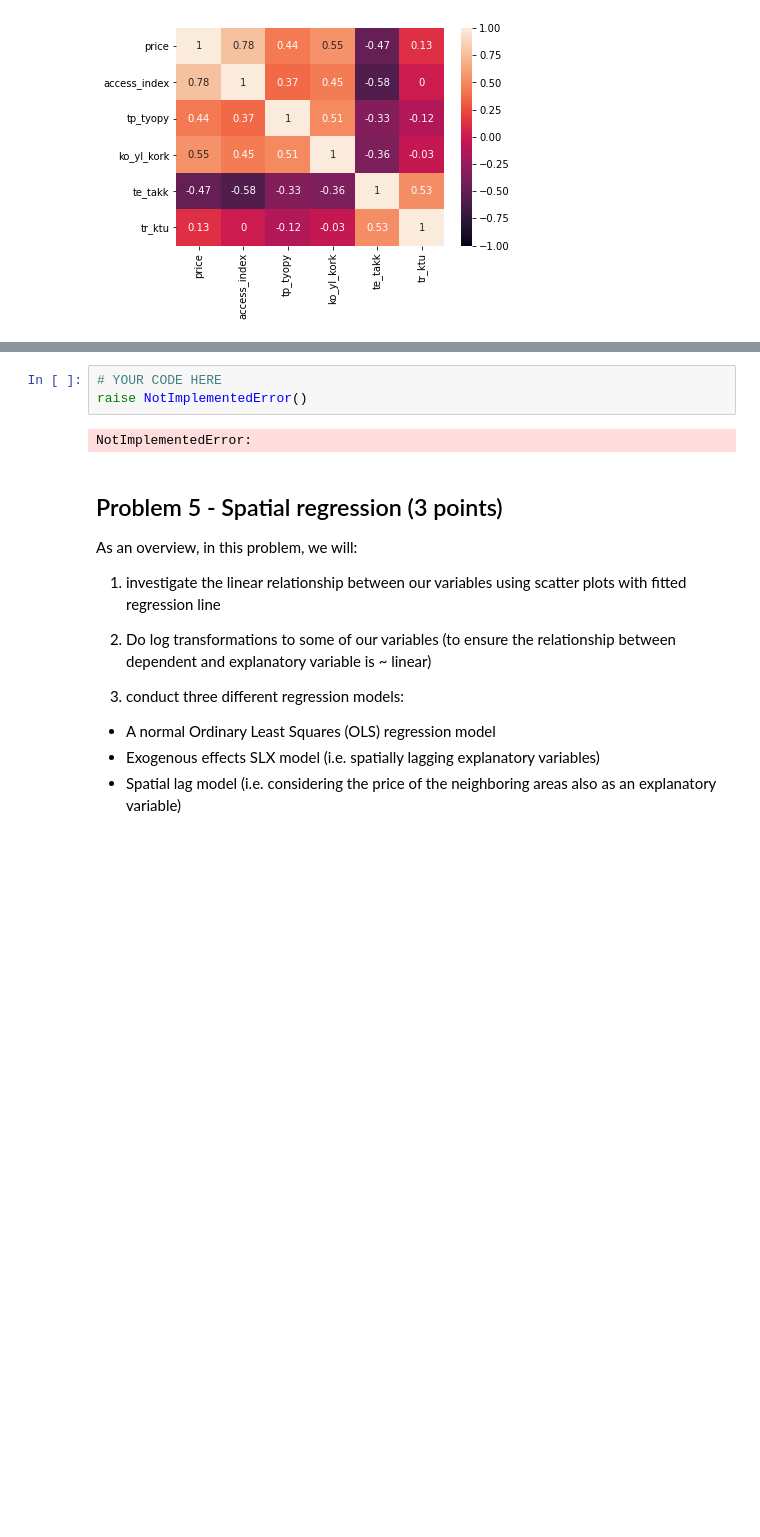
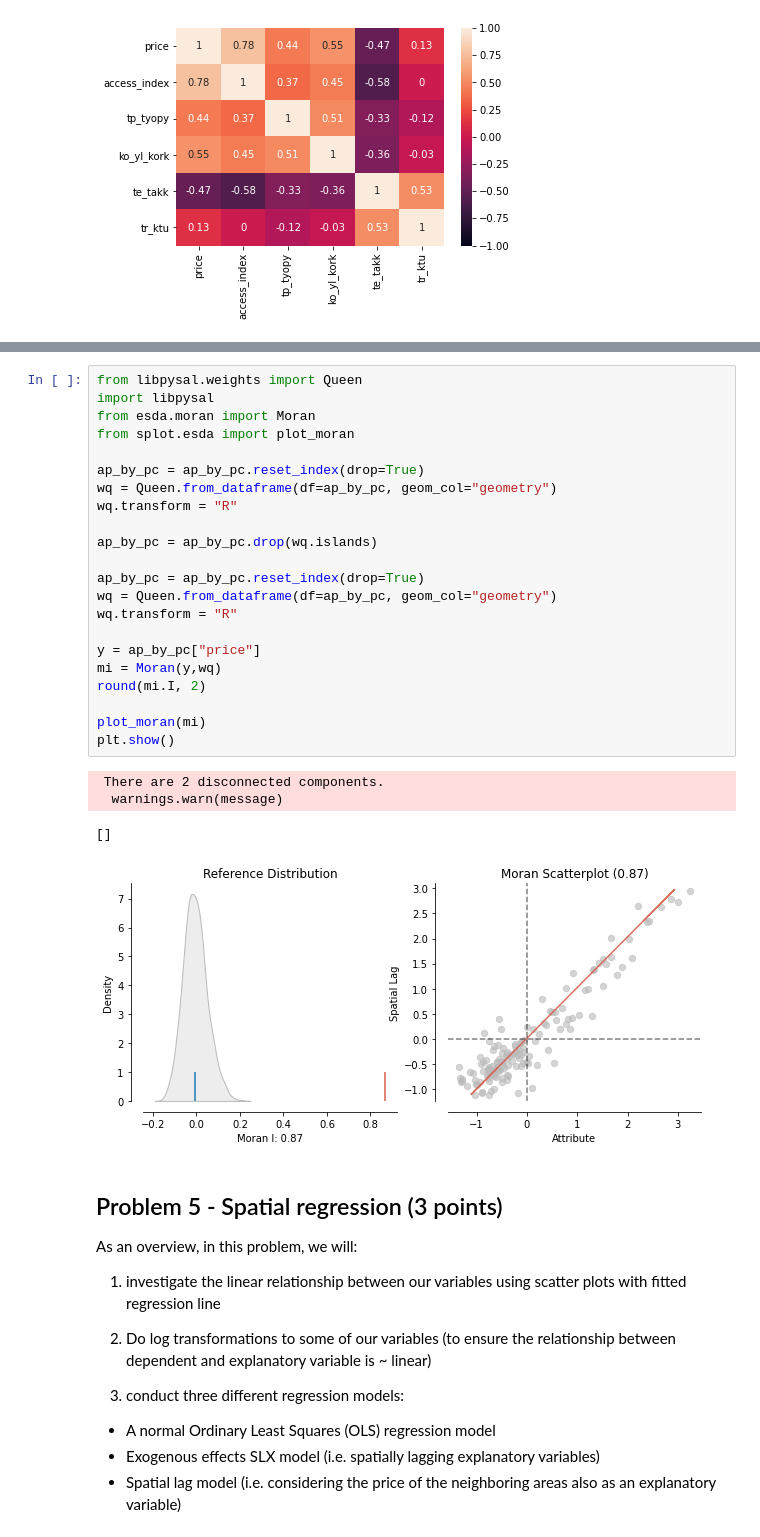
Before and after one commit to Sustainability-GIS-2021/exercise-4-Saareem, a Jupyter notebook: Exercise-4-programming.ipynb, the cells around one changed output, grey strips where cells are left out. Saved outputs shown, nothing was run; the diff lists cells and outputs as text; blank space fills up the shorter version.

```diff
--- a/Exercise-4-programming.ipynb
+++ b/Exercise-4-programming.ipynb
@@ -282,11 +284,33 @@ Sanity check (optional): If you plot the spatial weights (i.e. variable `w`) wit
 
 
 **How to read the plot?** The plot on the right displays a positive relationship between both variables (it also shows the global Moran index in the title). This means that we have positive spatial autocorrelation in our data as similar values tend to be located close to each other: high values tend to be close to other high values, and low values tend to close to other low values. On the left plot we can see, how the distribution of our data should look like if the data would be spatially random. The blue vertical line (at x-axis position 0) shows where the mean is in spatially random distribution, and the red vertical line on the very right shows where the Moran's I of our data is. I.e. it is clearly beyond random.
-# %%
-# YOUR CODE HERE
-raise NotImplementedError()
-# %% [output]
-NotImplementedError:
+# %%
+from libpysal.weights import Queen
+import libpysal
+from esda.moran import Moran
+from splot.esda import plot_moran
+
+ap_by_pc = ap_by_pc.reset_index(drop=True)
+wq = Queen.from_dataframe(df=ap_by_pc, geom_col="geometry")
+wq.transform = "R"
+
+ap_by_pc = ap_by_pc.drop(wq.islands)
+
+ap_by_pc = ap_by_pc.reset_index(drop=True)
+wq = Queen.from_dataframe(df=ap_by_pc, geom_col="geometry")
+wq.transform = "R"
+
+y = ap_by_pc["price"]
+mi = Moran(y,wq)
+round(mi.I, 2)
+
+plot_moran(mi)
+plt.show()
+# %% [output]
+ There are 2 disconnected components.
+  warnings.warn(message)
+[]
+[figure, added]
 # %% [markdown]
 ## Problem 5 - Spatial regression (3 points)
 
```
Also changed, not shown: parts of 1 cell of this notebook.
